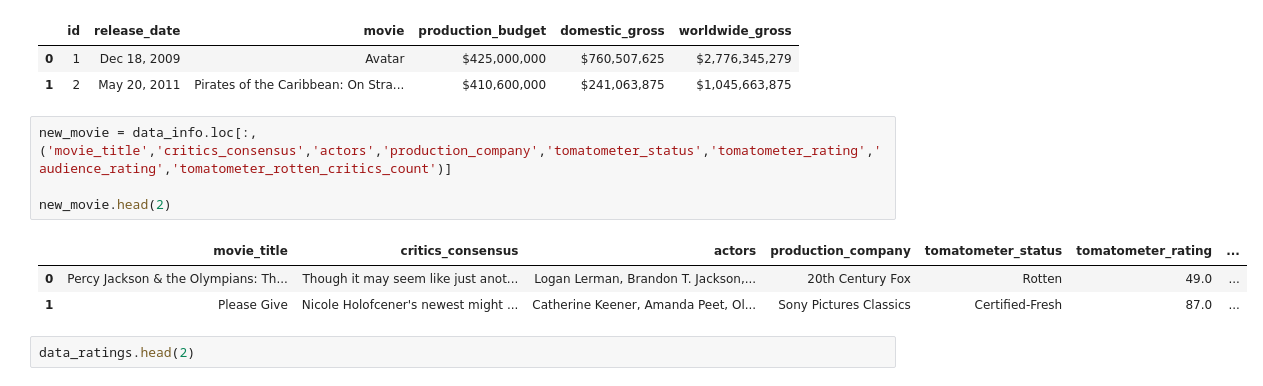
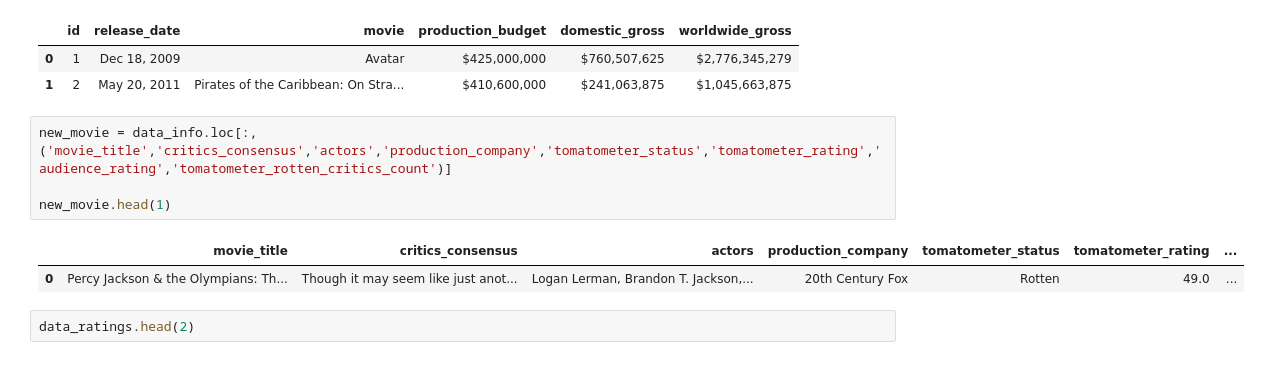
Before and after one commit to jchandleroneal/microsoft-movie-analysis, a Jupyter notebook: movie_analysis.ipynb, the cells around one changed output. Cells and saved outputs as stored; diff of their text form.

```diff
--- a/movie_analysis.ipynb
+++ b/movie_analysis.ipynb
@@ -24,11 +26,10 @@ data_budgets.head(2)
 # %%
 new_movie = data_info.loc[:,('movie_title','critics_consensus','actors','production_company','tomatometer_status','tomatometer_rating','audience_rating','tomatometer_rotten_critics_count')]
 
-new_movie.head(2)
+new_movie.head(1)
 # %% [output]
 |  | movie_title | critics_consensus | actors | production_company | tomatometer_status | tomatometer_rating | ... |
 | 0 | Percy Jackson & the Olympians: Th... | Though it may seem like just anot... | Logan Lerman, Brandon T. Jackson,... | 20th Century Fox | Rotten | 49.0 | ... |
-| 1 | Please Give | Nicole Holofcener's newest might ... | Catherine Keener, Amanda Peet, Ol... | Sony Pictures Classics | Certified-Fresh | 87.0 | ... |
 # %%
 data_ratings.head(2)
 # %% [output]
```
Also changed, not shown: parts of 31 cells of this notebook.
